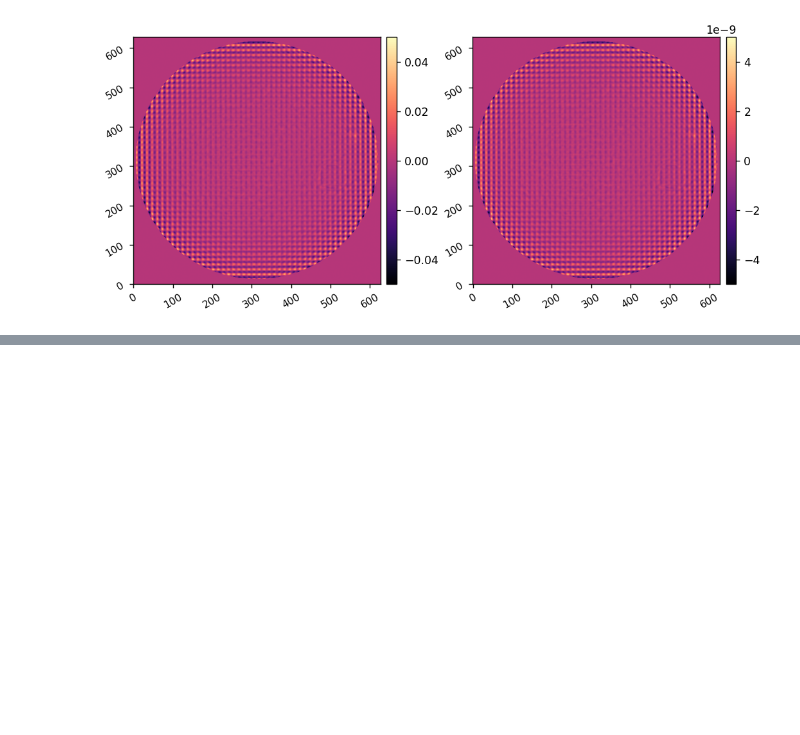
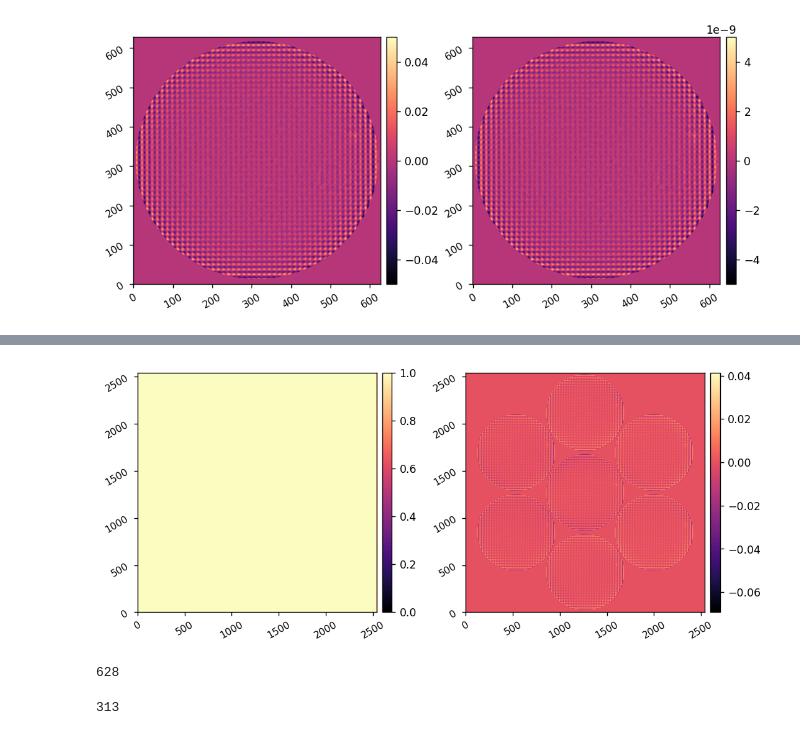
Before and after one commit to kian1377/gmagaox-poppy, a Jupyter notebook: make_dm_surf_error.ipynb, the cells around one changed output, grey strips where cells are left out. Saved outputs shown, nothing was run; the diff lists cells and outputs as text; code cells hidden in the pictures; blank space fills up the shorter version.

```diff
--- a/make_dm_surf_error.ipynb
+++ b/make_dm_surf_error.ipynb
@@ -71,3 +126,15 @@ imshow1(tweeter_opd)
+# %%
+imshow2(wf.amplitude, wf.phase, npix=2540)
+# %% [output]
+[figure, added]
+# %%
+n
+# %% [output]
+628
+# %%
+int(n*np.sin(30*u.degree))
+# %% [output]
+313
 # %%
 ncp_pupil_diam = 23.9511421127869*u.mm # acquired from Fresnel propagation
 ncp_opd = surf
```
Also changed, not shown: parts of 8 cells of this notebook, 6 other files.
